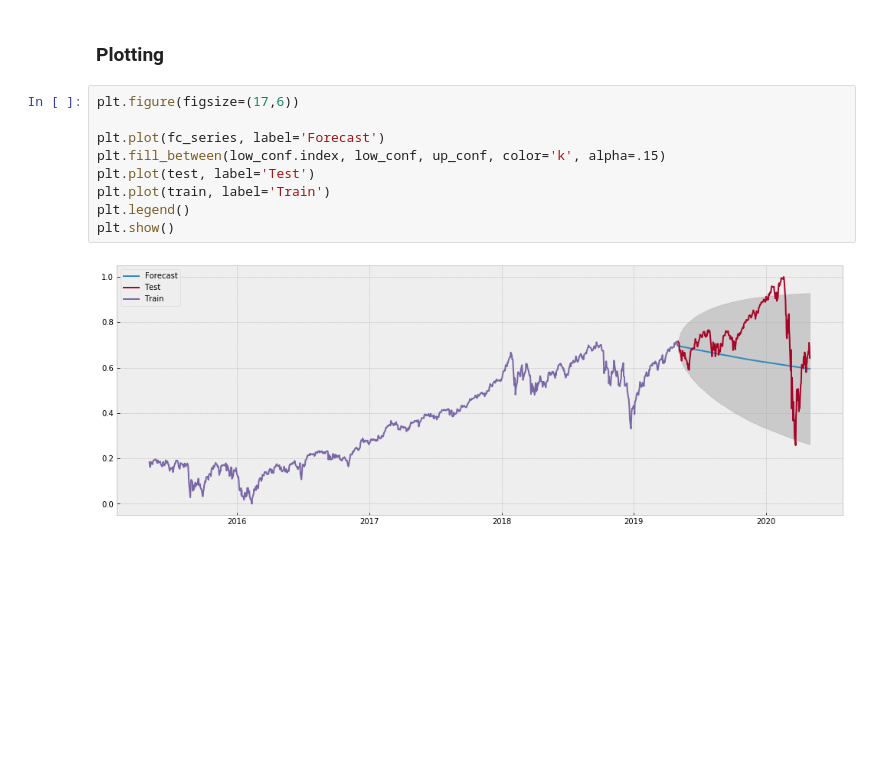
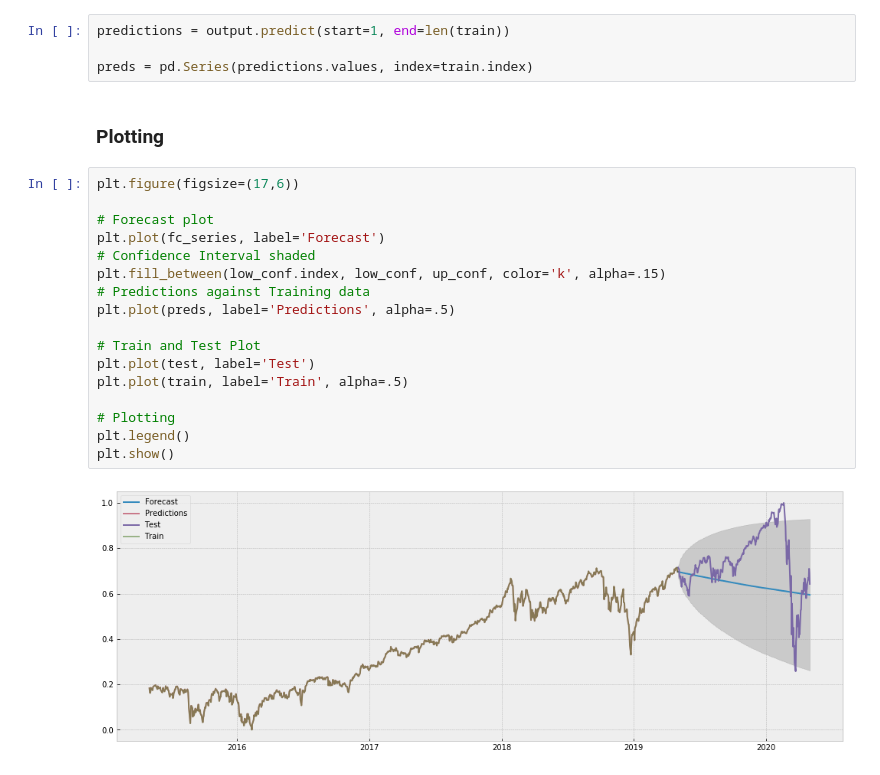
Before and after one commit to marcosan93/Price-Forecaster, a Jupyter notebook: ARMA-Stock-Model.ipynb, the cells around one changed output. Drawn from its saved outputs; the diff is of its cells as text; blank space fills up the shorter version.

Commit message:
added validation values

```diff
--- a/ARMA-Stock-Model.ipynb
+++ b/ARMA-Stock-Model.ipynb
@@ -152,13 +155,25 @@ low_conf  = pd.Series(conf[:, 1], index=test.index)
+# %%
+predictions = output.predict(start=1, end=len(train))
+
+preds = pd.Series(predictions.values, index=train.index)
 # %% [markdown]
 ### Plotting
 # %%
 plt.figure(figsize=(17,6))
 
+# Forecast plot
 plt.plot(fc_series, label='Forecast')
+# Confidence Interval shaded
 plt.fill_between(low_conf.index, low_conf, up_conf, color='k', alpha=.15)
+# Predictions against Training data
+plt.plot(preds, label='Predictions', alpha=.5)
+
+# Train and Test Plot
 plt.plot(test, label='Test')
-plt.plot(train, label='Train')
+plt.plot(train, label='Train', alpha=.5)
+
+# Plotting
 plt.legend()
 plt.show()
 # %% [output]
-[figure, old version]
+[figure, new version]
```
Also changed, not shown: parts of 2 cells of this notebook.
